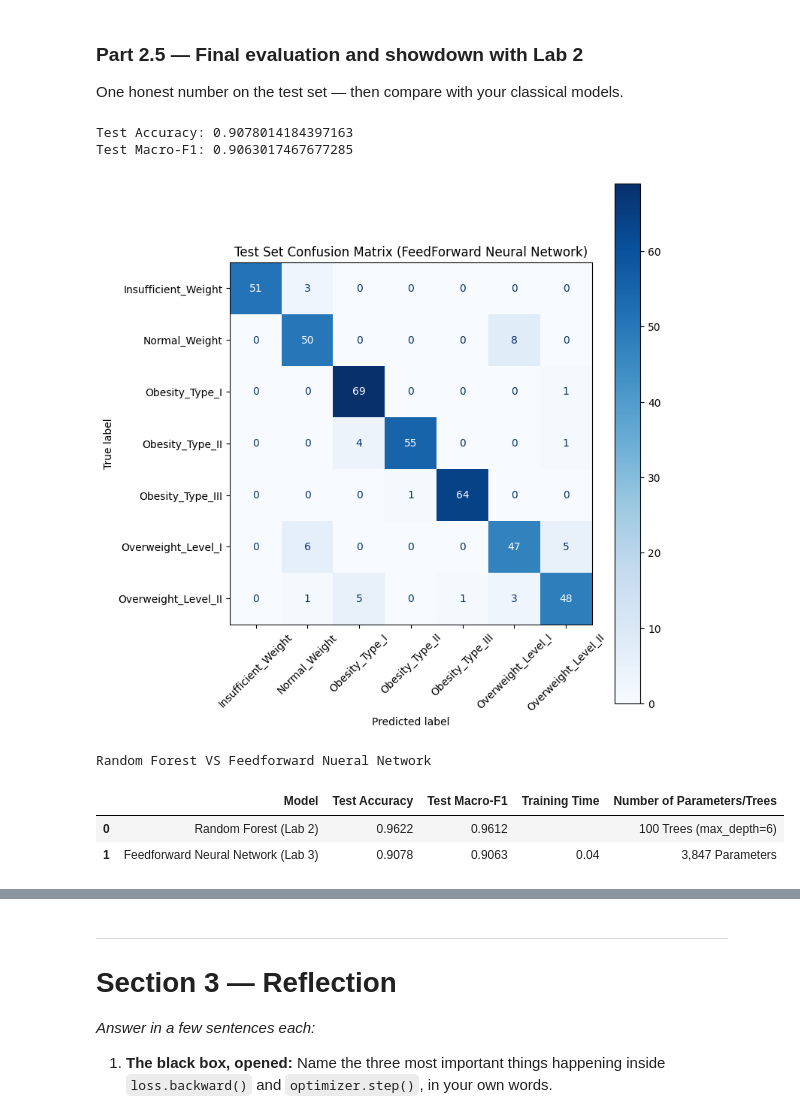
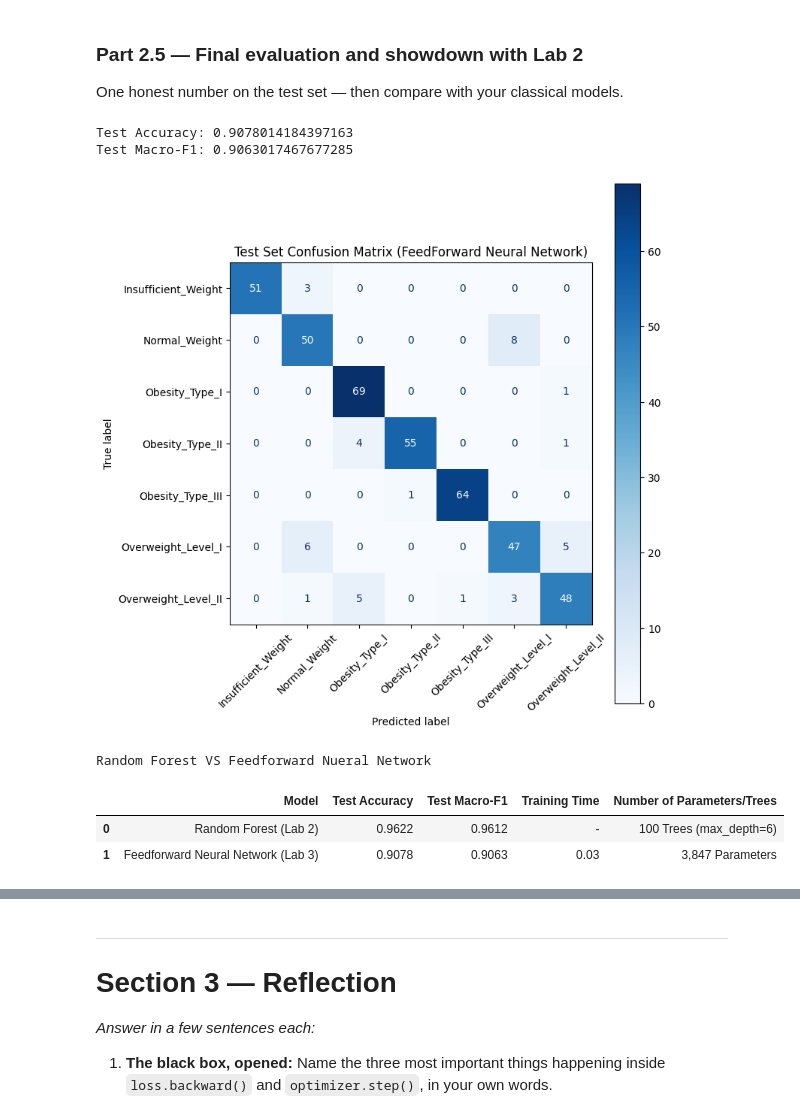
Before and after one commit to KekeliIsHere/lab-3, a Jupyter notebook: Lab_3.ipynb, the cells around one changed output, grey strips where cells are left out. Cells and saved outputs as stored; diff of their text form; code cells hidden in the pictures.

```diff
--- a/Lab_3.ipynb
+++ b/Lab_3.ipynb
@@ -848,36 +859,36 @@ ConfusionMatrixDisplay.from_predictions(
     test_targets,
     test_predictions,
     display_labels=le.classes_ ,
     xticks_rotation=45,
     cmap='Blues',
     ax=ax
 )
 plt.title("Test Set Confusion Matrix (FeedForward Neural Network)")
 plt.tight_layout()
 plt.show()
 
 
 # TODO: Build a small comparison table (a pandas DataFrame is fine):
 #   rows = [your best Lab 2 classifier, this neural network]
 #   cols = [test accuracy, test macro-F1, training time, number of parameters/trees]
 comparison_table ={
     'Model': ['Random Forest (Lab 2)', 'Feedforward Neural Network (Lab 3)'],
     'Test Accuracy': [0.9622, round(test_accuracy, 4)],
     'Test Macro-F1': [0.9612, round(test_macro_f1, 4)],
-    'Training Time': ['?', round(training_time,2)],
+    'Training Time': ['-', round(training_time,2)],
     'Number of Parameters/Trees': ['100 Trees (max_depth=6)', '3,847 Parameters']
 }
 df_showdown = pd.DataFrame(comparison_table)
 print("Random Forest VS Feedforward Nueral Network")
 display(df_showdown)
 # %% [output]
 Test Accuracy: 0.9078014184397163
 Test Macro-F1: 0.9063017467677285
 [figure]
 Random Forest VS Feedforward Nueral Network
 |  | Model | Test Accuracy | Test Macro-F1 | Training Time | Number of Parameters/Trees |
-| 0 | Random Forest (Lab 2) | 0.9622 | 0.9612 |  | 100 Trees (max_depth=6) |
-| 1 | Feedforward Neural Network (Lab 3) | 0.9078 | 0.9063 | 0.04 | 3,847 Parameters |
+| 0 | Random Forest (Lab 2) | 0.9622 | 0.9612 | - | 100 Trees (max_depth=6) |
+| 1 | Feedforward Neural Network (Lab 3) | 0.9078 | 0.9063 | 0.03 | 3,847 Parameters |
 # %% [markdown]
 **Student Reasoning — Final evaluation**
 *1. Which obesity levels does the network still confuse, and are they the same ones your
```
Also changed, not shown: parts of 2 cells of this notebook.
